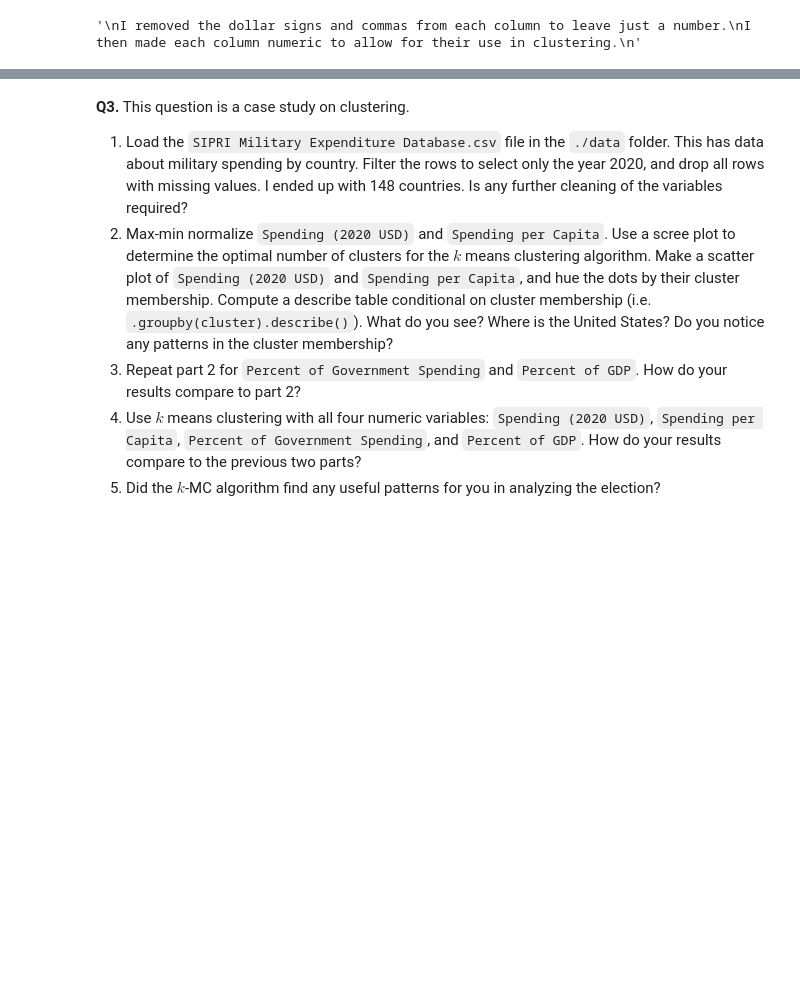
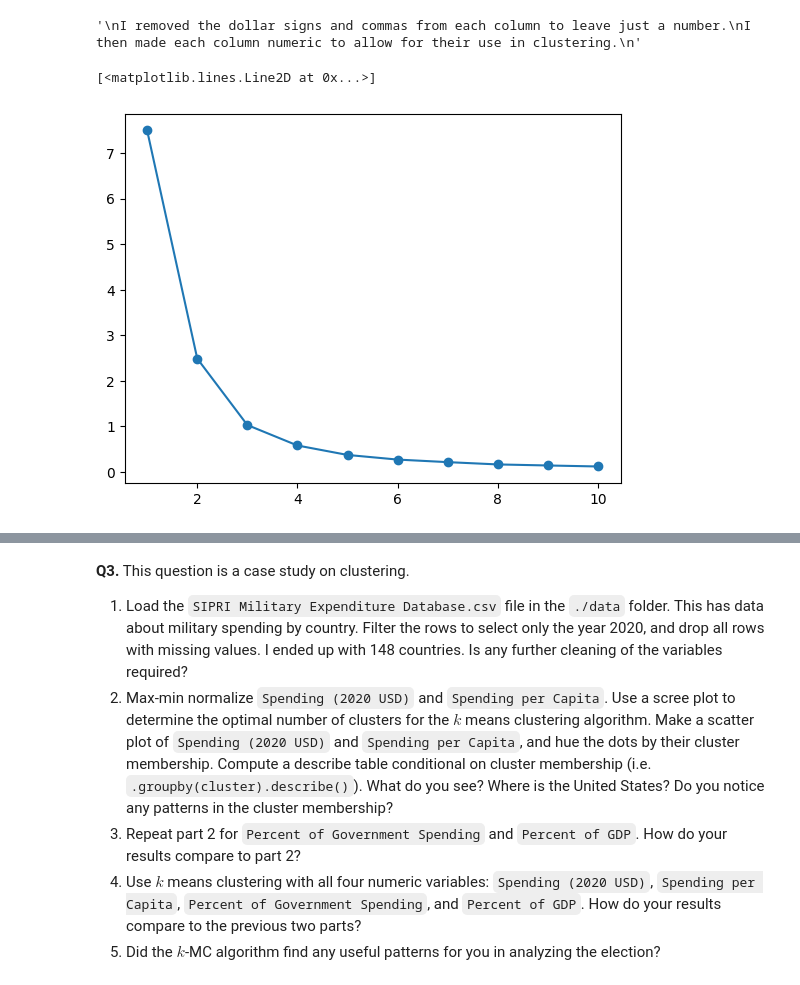
Before and after one commit to teaganabritten/clusteringfork, a Jupyter notebook: assignment/assignment_clustering.ipynb, the cells around one changed output, grey strips where cells are left out. Cells and saved outputs as stored; diff of their text form; code cells hidden in the pictures; blank space fills up the shorter version.

```diff
--- a/assignment/assignment_clustering.ipynb
+++ b/assignment/assignment_clustering.ipynb
@@ -135,3 +150,22 @@ I then made each column numeric to allow for their use in clustering.
 '\nI removed the dollar signs and commas from each column to leave just a number.\nI then made each column numeric to allow for their use in clustering.\n'
 # %%
 # 2
+
+from sklearn.preprocessing import MinMaxScaler
+
+scaler = MinMaxScaler()
+ec[['Raised', 'Spent']] = scaler.fit_transform(ec[['Raised', 'Spent']])
+
+k_bar2 = 10
+SSE2 = []
+
+for k in range(1, k_bar2 + 1):
+    model = KMeans(n_clusters=k, max_iter=300, n_init=10, random_state=0)
+    model.fit(ec[['Raised', 'Spent']])
+    SSE2.append(model.inertia_)
+
+
+plt.plot(range(1, k_bar2 + 1), SSE2, marker='o')
+# %% [output]
+[<matplotlib.lines.Line2D at 0x...>]
+[figure, added]
```
Also changed, not shown: parts of 10 cells of this notebook.
